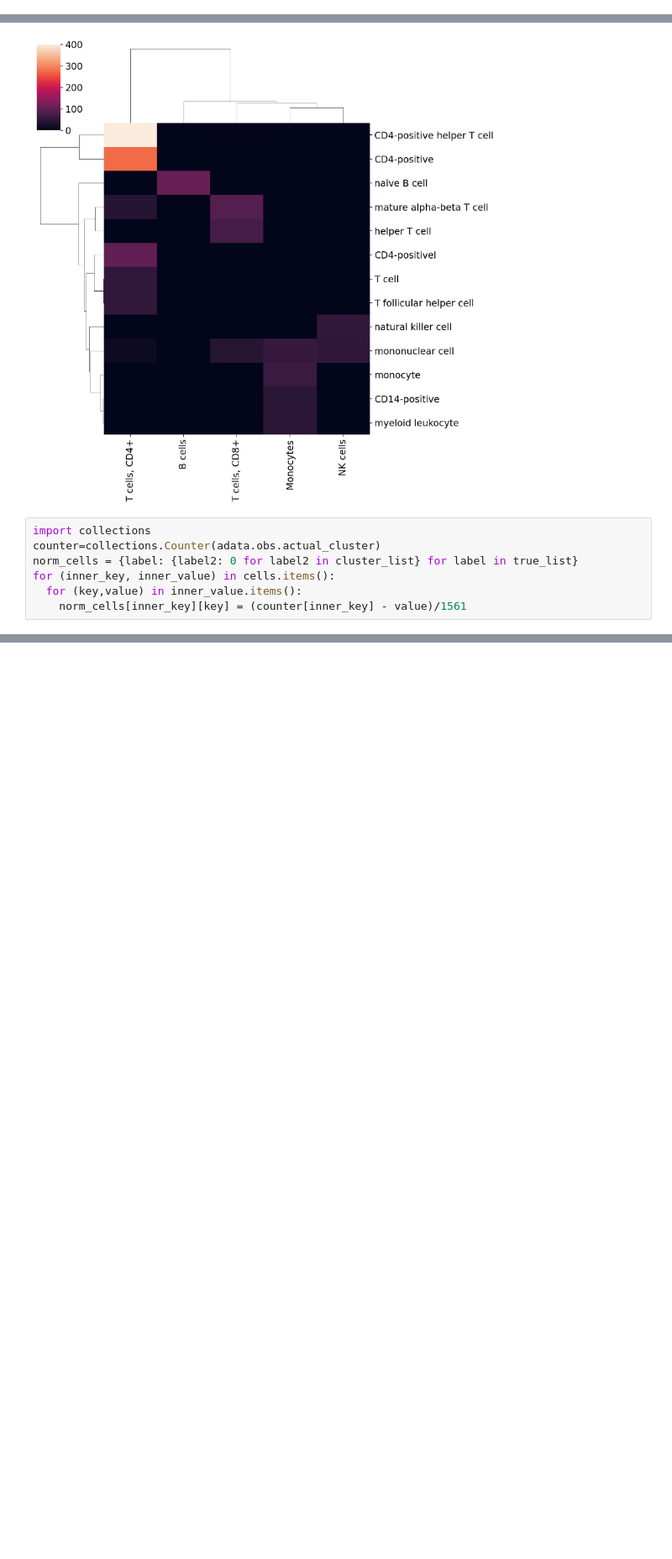
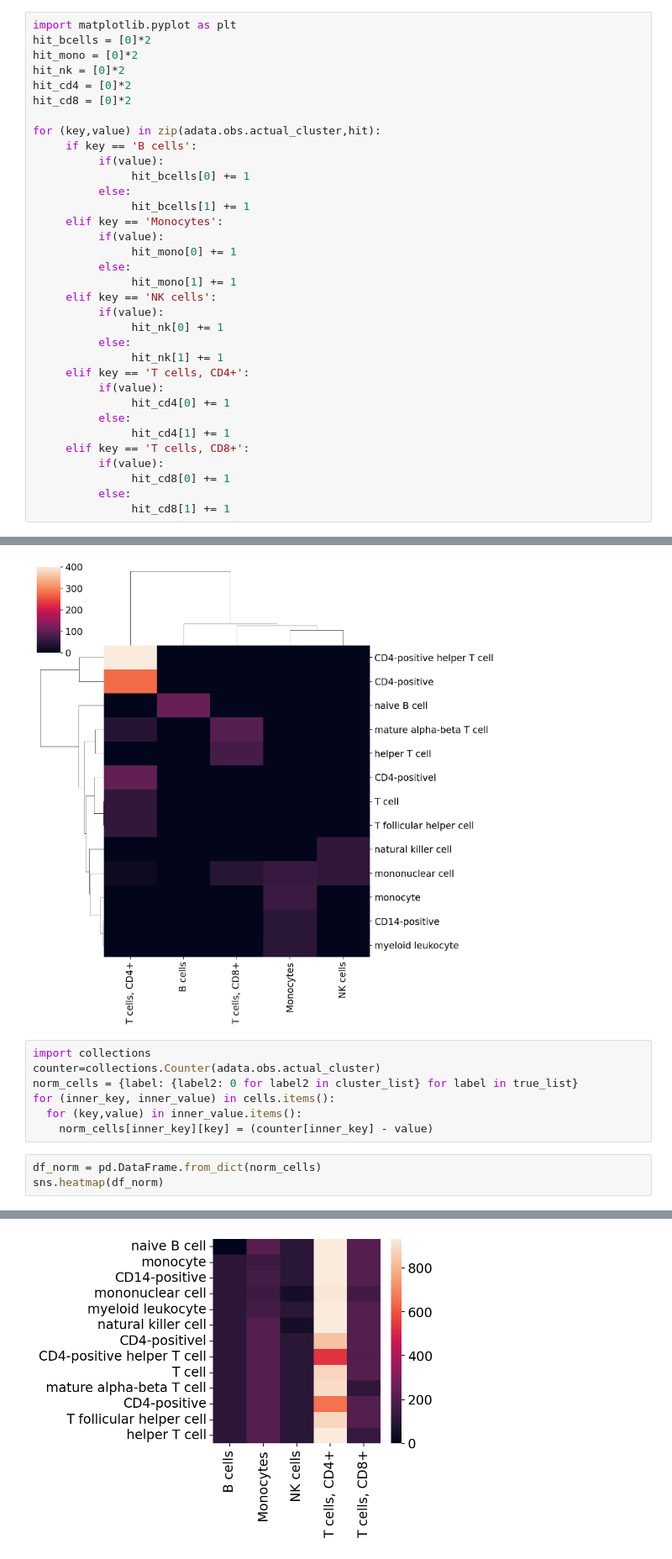
Before and after one commit to ChiaraSolito/CellO_UniWork, a Jupyter notebook: Data_CellO.ipynb, the cells around one changed output, grey strips where cells are left out. Shown at 84% size. Cells and saved outputs as stored; diff of their text form; blank space fills up the shorter version.

```diff
--- a/Data_CellO.ipynb
+++ b/Data_CellO.ipynb
@@ -171,0 +167,34 @@ df_dataset = pd.DataFrame(dataset)
+# %%
+import matplotlib.pyplot as plt
+hit_bcells = [0]*2
+hit_mono = [0]*2
+hit_nk = [0]*2
+hit_cd4 = [0]*2
+hit_cd8 = [0]*2
+
+for (key,value) in zip(adata.obs.actual_cluster,hit):
+     if key == 'B cells':
+          if(value):
+               hit_bcells[0] += 1
+          else:
+               hit_bcells[1] += 1
+     elif key == 'Monocytes':
+          if(value):
+               hit_mono[0] += 1
+          else:
+               hit_mono[1] += 1
+     elif key == 'NK cells':
+          if(value):
+               hit_nk[0] += 1
+          else:
+               hit_nk[1] += 1
+     elif key == 'T cells, CD4+':
+          if(value):
+               hit_cd4[0] += 1
+          else:
+               hit_cd4[1] += 1
+     elif key == 'T cells, CD8+':
+          if(value):
+               hit_cd8[0] += 1
+          else:
+               hit_cd8[1] += 1
@@ -219,4 +264,8 @@ counter=collections.Counter(adata.obs.actual_cluster)
 norm_cells = {label: {label2: 0 for label2 in cluster_list} for label in true_list}
 for (inner_key, inner_value) in cells.items():
   for (key,value) in inner_value.items():
-    norm_cells[inner_key][key] = (counter[inner_key] - value)/1561
+    norm_cells[inner_key][key] = (counter[inner_key] - value)
+# %%
+df_norm = pd.DataFrame.from_dict(norm_cells)
+sns.heatmap(df_norm)
+# %% [output]
@@ -223,3 +273,4 @@ for (inner_key, inner_value) in cells.items():
+[figure, added]
 # %%
 sns.clustermap(norm_cells)
 # %% [output]
```
Also changed, not shown: parts of 10 cells of this notebook.
